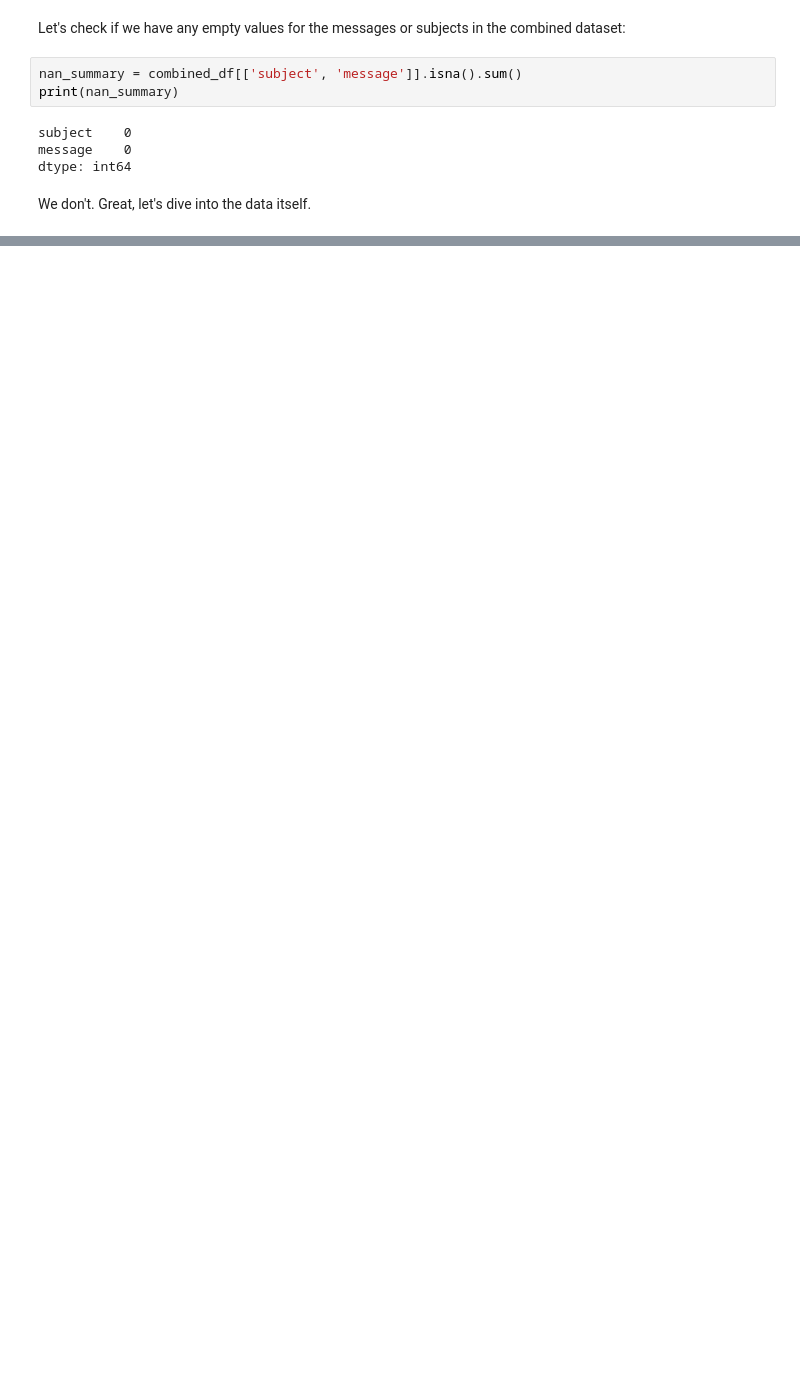
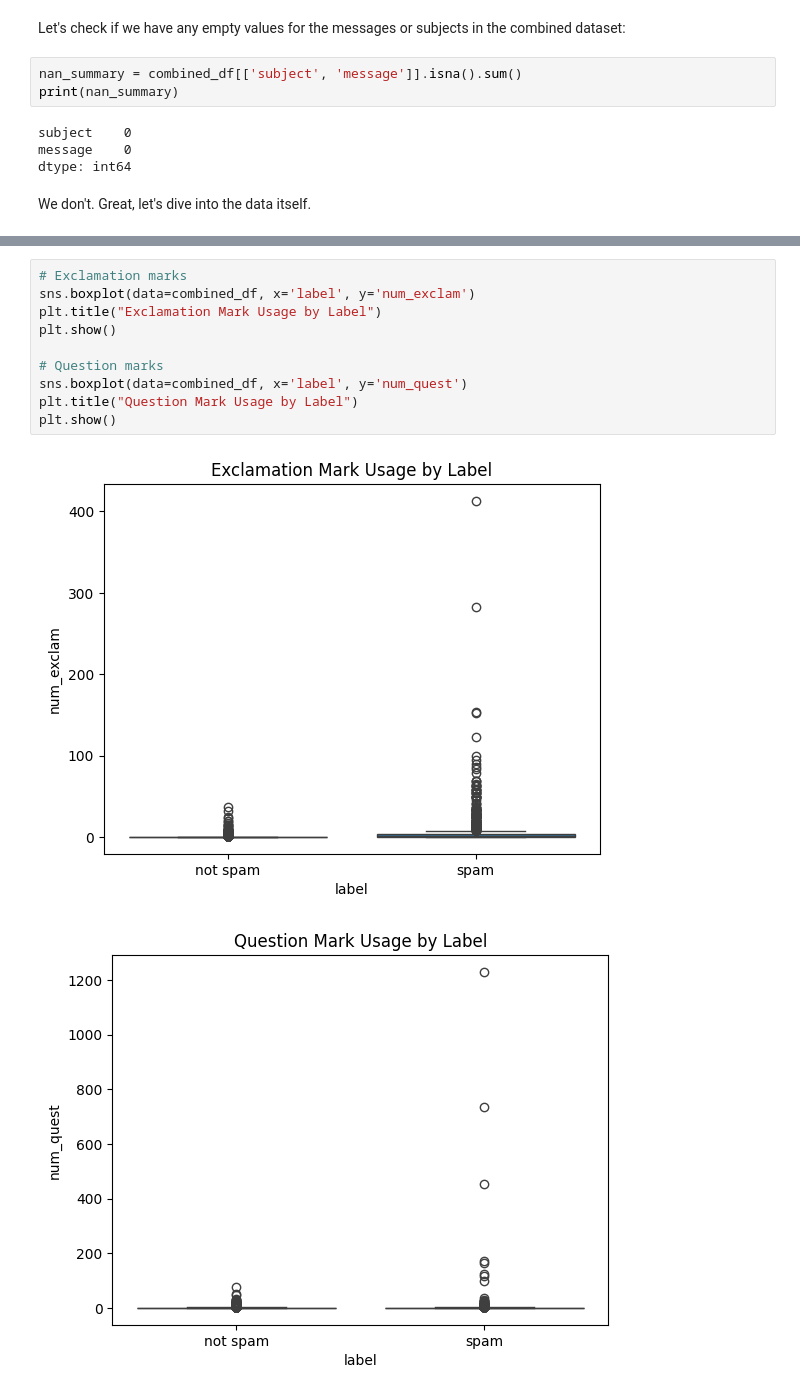
Before and after one commit to KaloyanRakov/Spam-Email-Classifier, a Jupyter notebook: Notebooks/Spam Email Classifier.ipynb, the cells around one changed output, grey strips where cells are left out. Saved outputs shown, nothing was run; the diff lists cells and outputs as text; blank space fills up the shorter version.

```diff
--- a/Notebooks/Spam Email Classifier.ipynb
+++ b/Notebooks/Spam Email Classifier.ipynb
@@ -217,0 +233,13 @@ We don't. Great, let's dive into the data itself.
+# %%
+# Exclamation marks
+sns.boxplot(data=combined_df, x='label', y='num_exclam')
+plt.title("Exclamation Mark Usage by Label")
+plt.show()
+
+# Question marks
+sns.boxplot(data=combined_df, x='label', y='num_quest')
+plt.title("Question Mark Usage by Label")
+plt.show()
+# %% [output]
+[figure, added]
+[figure, added]
```
Also changed, not shown: parts of 6 cells of this notebook, 3 other files.
